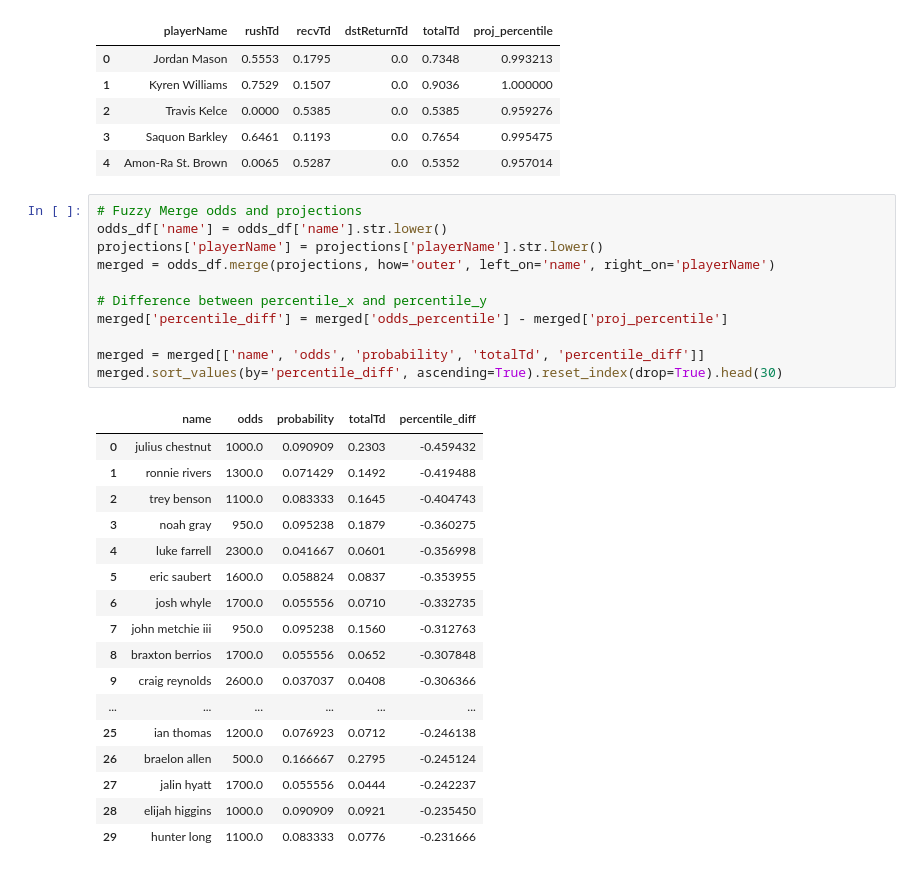
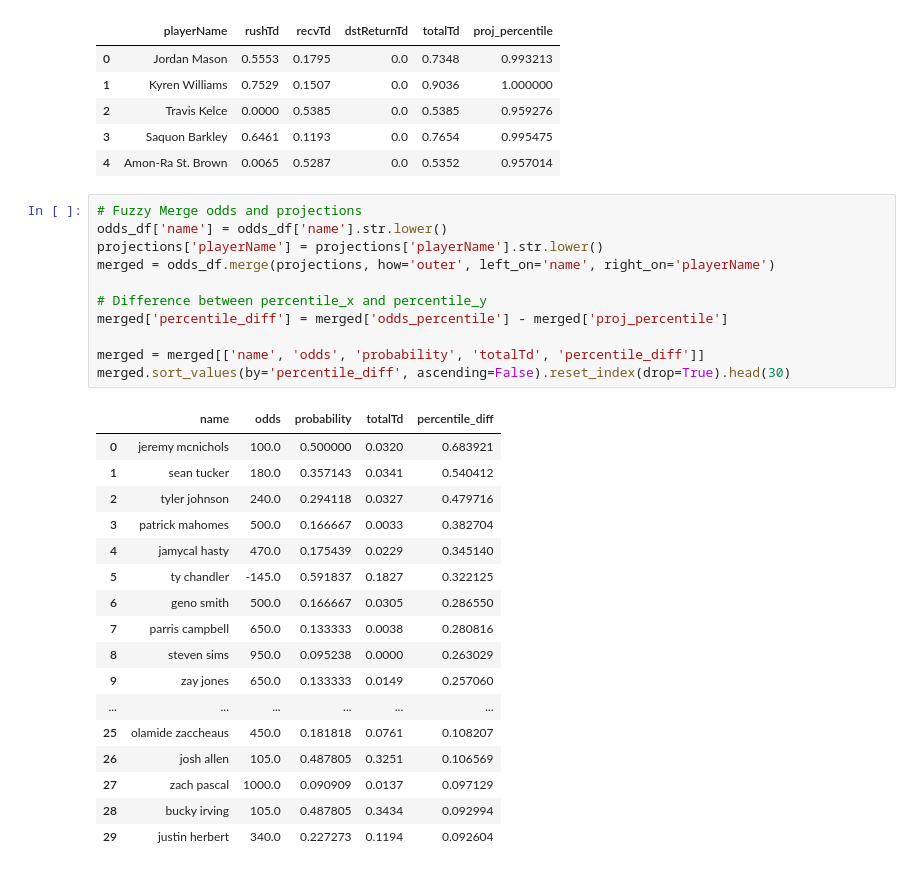
Before and after one commit to jackdepree/FFInsights, a Jupyter notebook: code/touchdown_odds.ipynb, the cells around one changed output. Cells and saved outputs as stored; diff of their text form.

```diff
--- a/code/touchdown_odds.ipynb
+++ b/code/touchdown_odds.ipynb
@@ -68,29 +68,29 @@ projections.head()
 # %%
 # Fuzzy Merge odds and projections
 odds_df['name'] = odds_df['name'].str.lower()
 projections['playerName'] = projections['playerName'].str.lower()
 merged = odds_df.merge(projections, how='outer', left_on='name', right_on='playerName')
 
 # Difference between percentile_x and percentile_y
 merged['percentile_diff'] = merged['odds_percentile'] - merged['proj_percentile']
 
 merged = merged[['name', 'odds', 'probability', 'totalTd', 'percentile_diff']]
-merged.sort_values(by='percentile_diff', ascending=True).reset_index(drop=True).head(30)
+merged.sort_values(by='percentile_diff', ascending=False).reset_index(drop=True).head(30)
 # %% [output]
 |  | name | odds | probability | totalTd | percentile_diff |
-| 0 | julius chestnut | 1000.0 | 0.090909 | 0.2303 | -0.459432 |
-| 1 | ronnie rivers | 1300.0 | 0.071429 | 0.1492 | -0.419488 |
-| 2 | trey benson | 1100.0 | 0.083333 | 0.1645 | -0.404743 |
-| 3 | noah gray | 950.0 | 0.095238 | 0.1879 | -0.360275 |
-| 4 | luke farrell | 2300.0 | 0.041667 | 0.0601 | -0.356998 |
-| 5 | eric saubert | 1600.0 | 0.058824 | 0.0837 | -0.353955 |
-| 6 | josh whyle | 1700.0 | 0.055556 | 0.0710 | -0.332735 |
-| 7 | john metchie iii | 950.0 | 0.095238 | 0.1560 | -0.312763 |
-| 8 | braxton berrios | 1700.0 | 0.055556 | 0.0652 | -0.307848 |
-| 9 | craig reynolds | 2600.0 | 0.037037 | 0.0408 | -0.306366 |
+| 0 | jeremy mcnichols | 100.0 | 0.500000 | 0.0320 | 0.683921 |
+| 1 | sean tucker | 180.0 | 0.357143 | 0.0341 | 0.540412 |
+| 2 | tyler johnson | 240.0 | 0.294118 | 0.0327 | 0.479716 |
+| 3 | patrick mahomes | 500.0 | 0.166667 | 0.0033 | 0.382704 |
+| 4 | jamycal hasty | 470.0 | 0.175439 | 0.0229 | 0.345140 |
+| 5 | ty chandler | -145.0 | 0.591837 | 0.1827 | 0.322125 |
+| 6 | geno smith | 500.0 | 0.166667 | 0.0305 | 0.286550 |
+| 7 | parris campbell | 650.0 | 0.133333 | 0.0038 | 0.280816 |
+| 8 | steven sims | 950.0 | 0.095238 | 0.0000 | 0.263029 |
+| 9 | zay jones | 650.0 | 0.133333 | 0.0149 | 0.257060 |
 | ... | ... | ... | ... | ... | ... |
-| 25 | ian thomas | 1200.0 | 0.076923 | 0.0712 | -0.246138 |
-| 26 | braelon allen | 500.0 | 0.166667 | 0.2795 | -0.245124 |
-| 27 | jalin hyatt | 1700.0 | 0.055556 | 0.0444 | -0.242237 |
-| 28 | elijah higgins | 1000.0 | 0.090909 | 0.0921 | -0.235450 |
-| 29 | hunter long | 1100.0 | 0.083333 | 0.0776 | -0.231666 |
+| 25 | olamide zaccheaus | 450.0 | 0.181818 | 0.0761 | 0.108207 |
+| 26 | josh allen | 105.0 | 0.487805 | 0.3251 | 0.106569 |
+| 27 | zach pascal | 1000.0 | 0.090909 | 0.0137 | 0.097129 |
+| 28 | bucky irving | 105.0 | 0.487805 | 0.3434 | 0.092994 |
+| 29 | justin herbert | 340.0 | 0.227273 | 0.1194 | 0.092604 |
```
Also changed, not shown: 1 other file.
